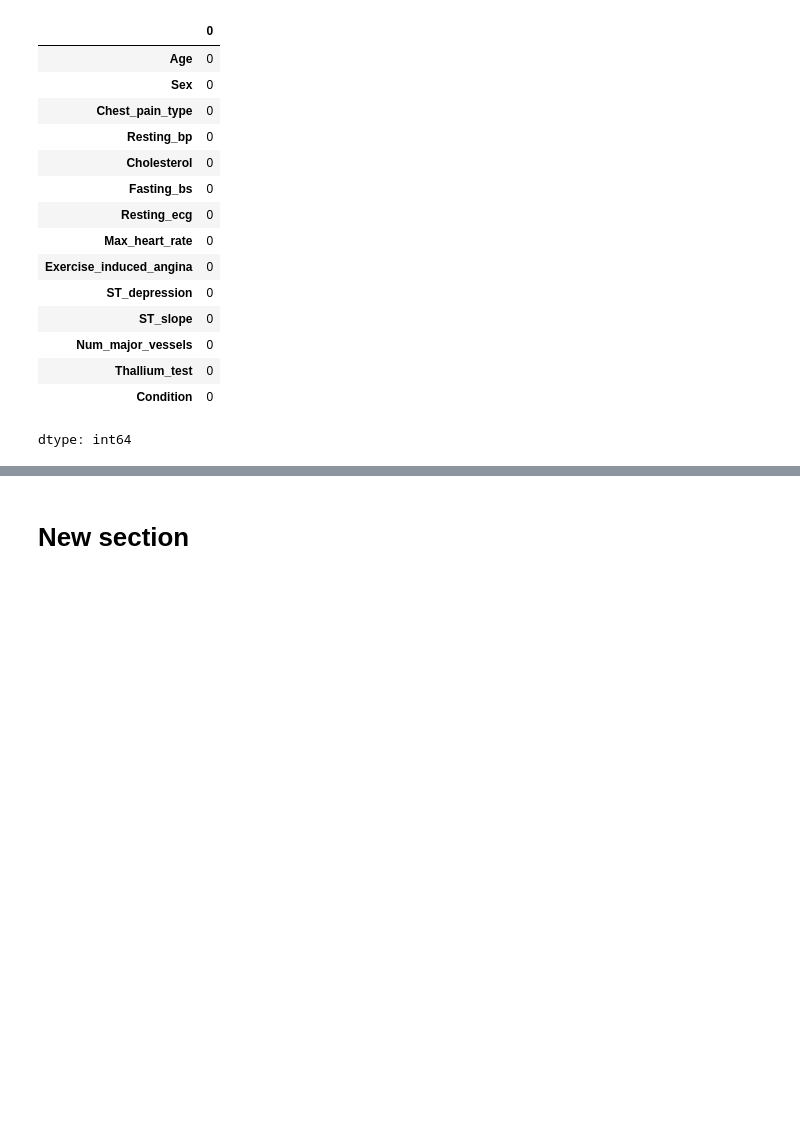
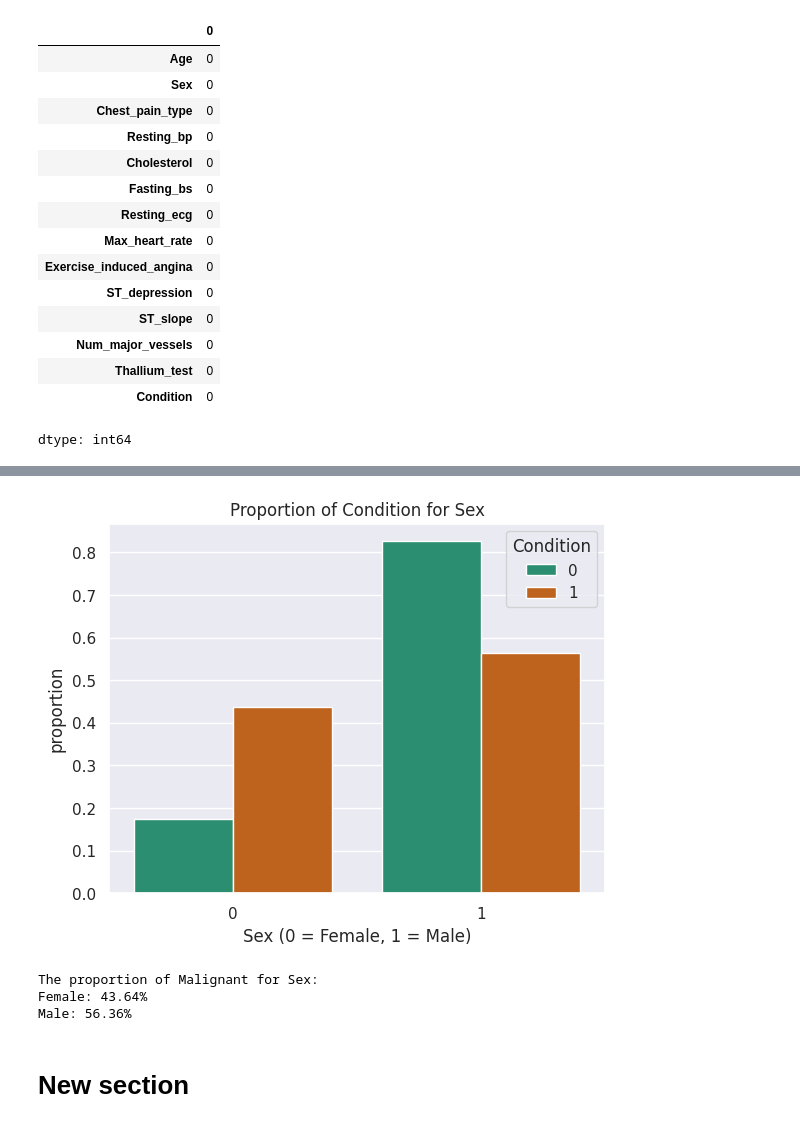
Before and after one commit to GudLukas/Lovelace-Team-Project, a Jupyter notebook: data.ipynb, the cells around one changed output, grey strips where cells are left out. Drawn from its saved outputs; the diff is of its cells as text; code cells hidden in the pictures; blank space fills up the shorter version.

Commit message:
- imported libraries - pie chart for sex distribution - bar chart for proportion of condition for sex

```diff
--- a/data.ipynb
+++ b/data.ipynb
@@ -127,2 +131,32 @@ FileNotFoundError: [Errno 2] No such file or directory: 'heart.csv'
+# %%
+def condition_proportion_sex(data):
+    """
+    Plot a bar chart of the proportion of Conditon vs. Sex.
+    Show the percentage of Malignant for each sex.
+    """
+    # Bivariate analysis: Sex vs. Condition
+    data['Sex'].groupby(data['Condition']).value_counts(normalize=True).rename('proportion').reset_index().pipe((sns.barplot, 'data'), x='Sex', y='proportion', hue='Condition', palette='Dark2');
+    plt.title('Proportion of Condition for Sex')
+    plt.xlabel('Sex (0 = Female, 1 = Male)')
+    plt.show()
+
+
+    # Show the percentage of Malignant for Sex
+    # female_malignant vs. Malignant
+    female_malignant = data[data['Sex']==0]['Condition'].sum()/data[data['Condition']==1]['Condition'].count()
+    # male_malignant vs. Malignant
+    male_malignant = data[data['Sex']==1]['Condition'].sum()/data[data['Condition']==1]['Condition'].count()
+
+    print('The proportion of Malignant for Sex:')
+    print(f'Female: {female_malignant:.2%}')
+    print(f'Male: {male_malignant:.2%}')
+
+
+condition_proportion_sex(df);
+# %% [output]
+[figure, added]
+The proportion of Malignant for Sex:
+Female: 43.64%
+Male: 56.36%
 # %% [markdown]
 # New section
```
Also changed, not shown: parts of 4 cells of this notebook.
